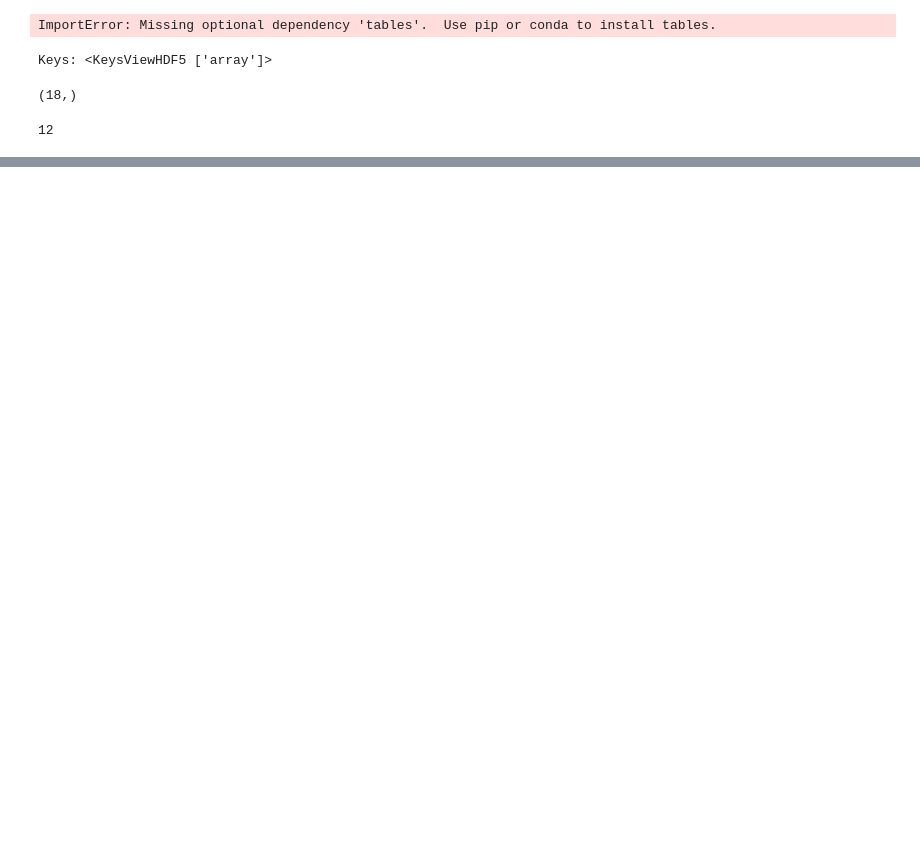
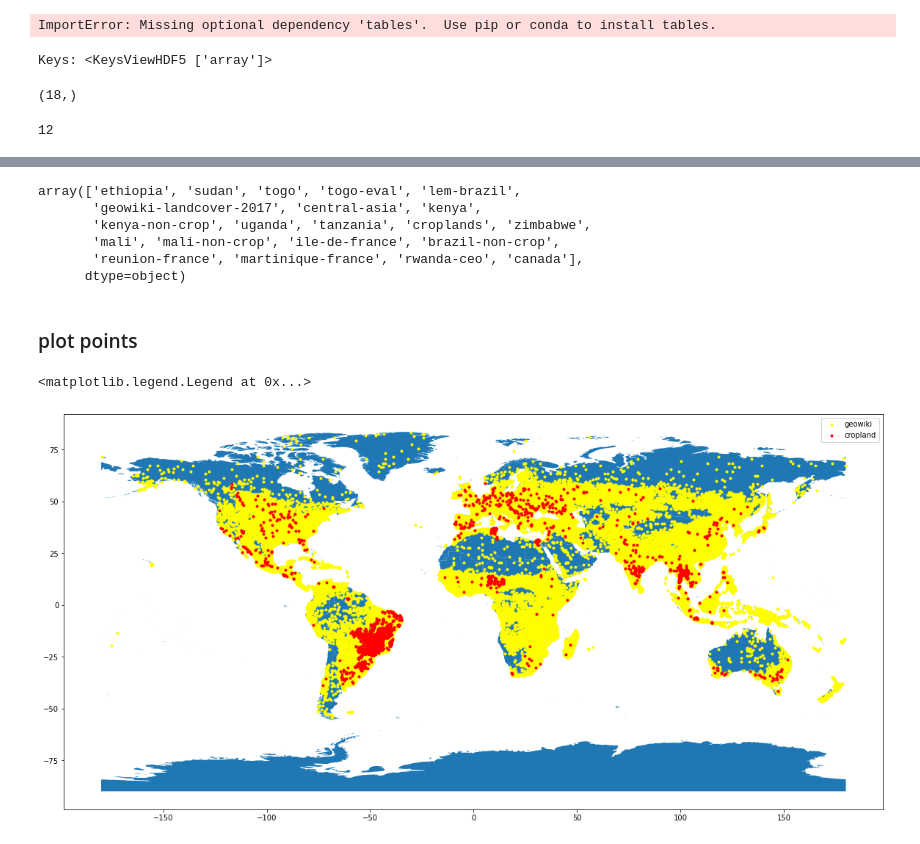
Before and after one commit to YourVirtualColdChainAssistant/MLsat-cropland-himachal, a Jupyter notebook: notebooks/cropharvest.ipynb, the cells around one changed output, grey strips where cells are left out. Saved outputs shown, nothing was run; the diff lists cells and outputs as text; code cells hidden in the pictures; blank space fills up the shorter version.

```diff
--- a/notebooks/cropharvest.ipynb
+++ b/notebooks/cropharvest.ipynb
@@ -82,0 +143,2 @@ print(labels.head())
+# %%
+labels = gpd.read_file('C:/Users/lida/Downloads/nasaharvest/labels.geojson')
@@ -82,0 +219,15 @@ print(labels.head())
+# %%
+labels['dataset'].unique()
+# %% [output]
+array(['ethiopia', 'sudan', 'togo', 'togo-eval', 'lem-brazil',
+       'geowiki-landcover-2017', 'central-asia', 'kenya',
+       'kenya-non-crop', 'uganda', 'tanzania', 'croplands', 'zimbabwe',
+       'mali', 'mali-non-crop', 'ile-de-france', 'brazil-non-crop',
+       'reunion-france', 'martinique-france', 'rwanda-ceo', 'canada'],
+      dtype=object)
+# %%
+croplands_df = labels[labels['dataset'] == 'croplands']
+# %%
+geowiki_landcover_df = labels[labels['dataset'] == 'geowiki-landcover-2017']
+# %% [markdown]
+### plot points
@@ -82,0 +241,11 @@ print(labels.head())
+# %%
+world_map = gpd.read_file('C:/Users/lida/Anaconda3/envs/ch/Lib/site-packages/cropharvest/country_shapefile/ne_50m_admin_0_countries.shp')
+# %%
+fig, ax = plt.subplots(1,1, figsize=(20,10))
+world_map.plot(ax=ax)
+geowiki_landcover_df.plot(ax=ax, color='yellow', marker='.', label='geowiki')
+croplands_df.plot(ax=ax, color='red', marker='.', label='cropland')
+plt.legend(loc='best')
+# %% [output]
+<matplotlib.legend.Legend at 0x...>
+[figure, added]
```
Also changed, not shown: parts of 58 cells of this notebook, 37 other files.
